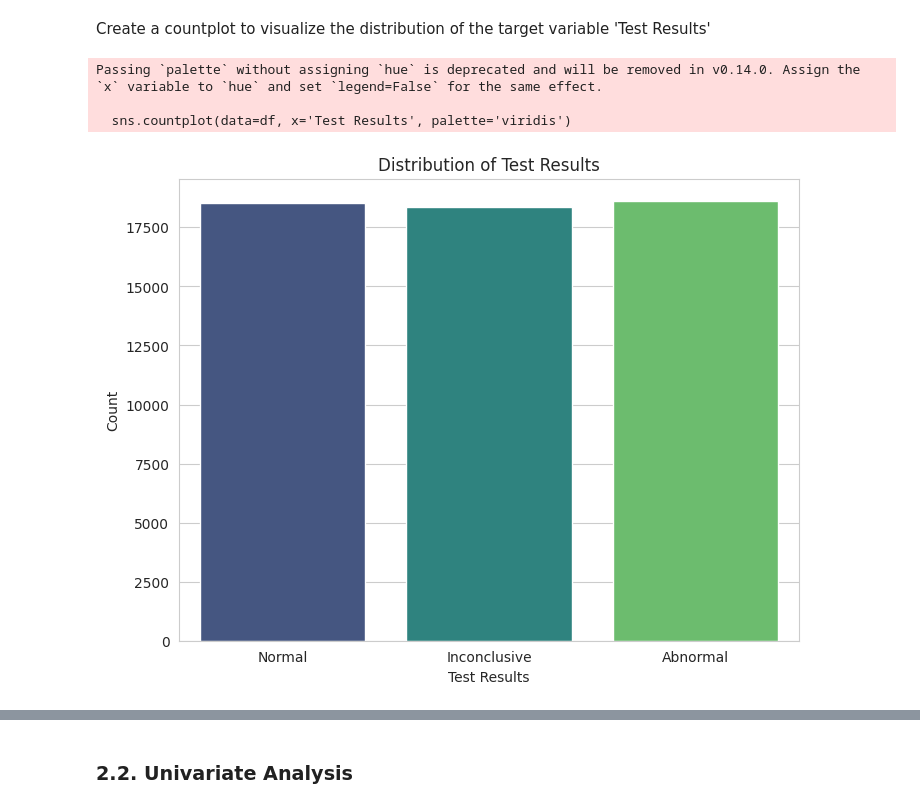
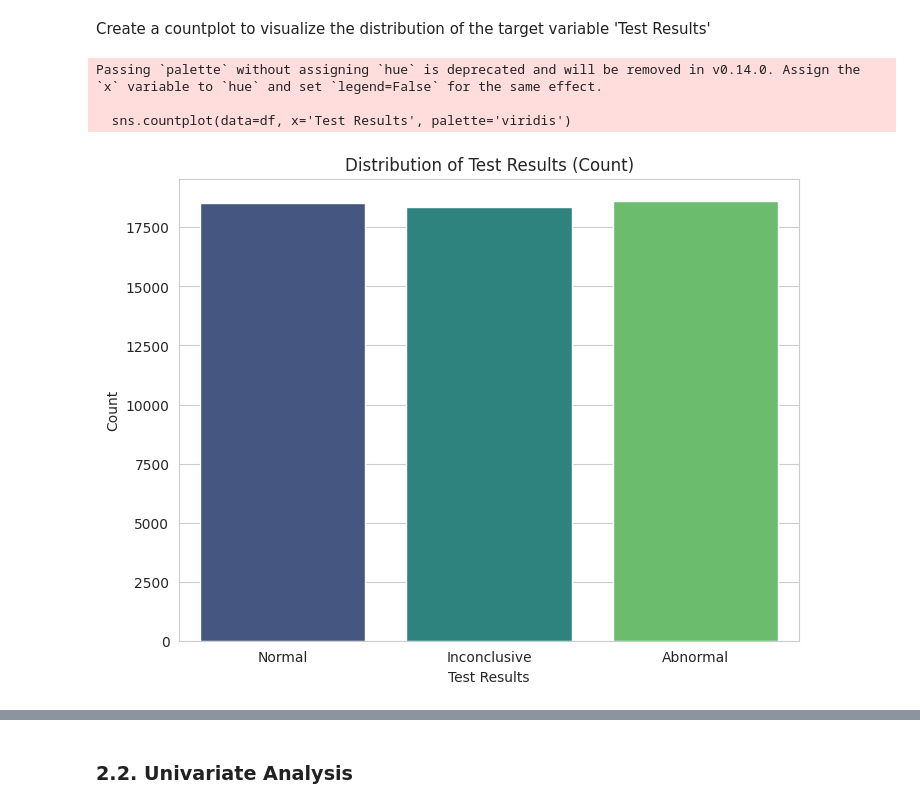
Before and after one commit to LatiefDataVisionary/healthcare-test-results-prediction, a Jupyter notebook: notebooks/notebook.ipynb, the cells around one changed output, grey strips where cells are left out. Drawn from its saved outputs; the diff is of its cells as text; code cells hidden in the pictures.

```diff
--- a/notebooks/notebook.ipynb
+++ b/notebooks/notebook.ipynb
@@ -160,12 +160,12 @@ Create a countplot to visualize the distribution of the target variable 'Test Re
 # %%
 plt.figure(figsize=(8, 6))
 sns.countplot(data=df, x='Test Results', palette='viridis')
-plt.title('Distribution of Test Results')
+plt.title('Distribution of Test Results (Count)')
 plt.xlabel('Test Results')
 plt.ylabel('Count')
 plt.show()
 # %% [output]
 Passing `palette` without assigning `hue` is deprecated and will be removed in v0.14.0. Assign the `x` variable to `hue` and set `legend=False` for the same effect.
 
   sns.countplot(data=df, x='Test Results', palette='viridis')
-[figure, old version]
+[figure, new version]
```
Also changed, not shown: parts of 6 cells of this notebook.
